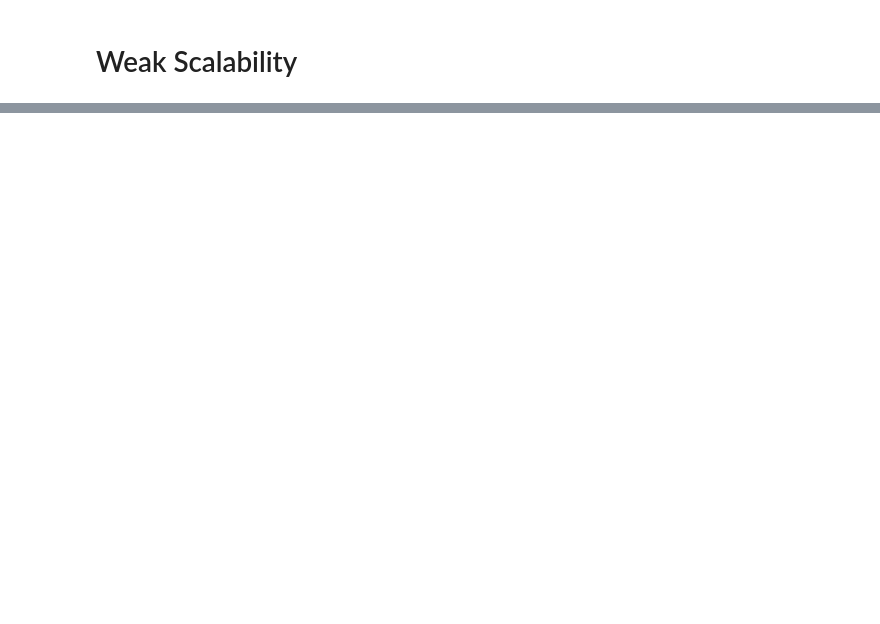
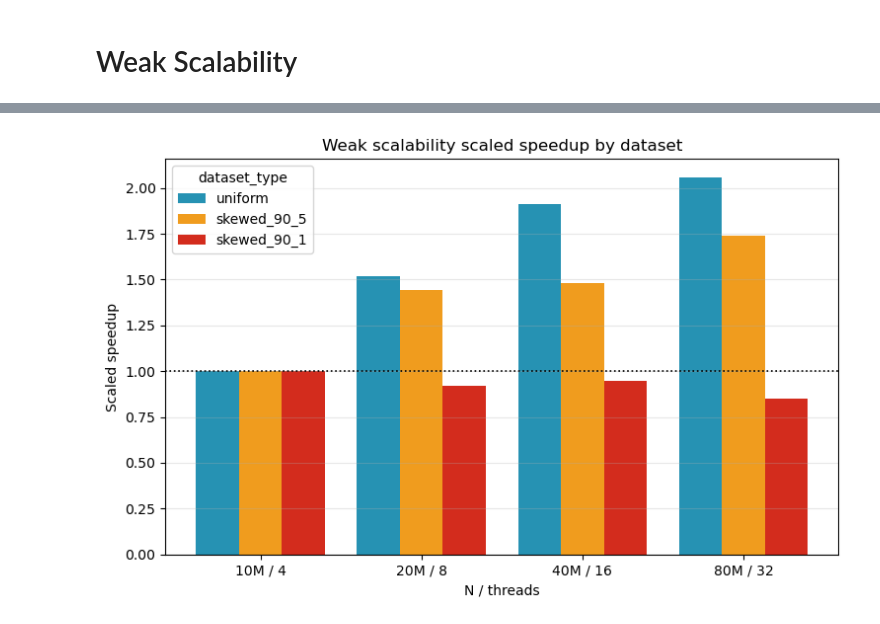
Before and after one commit to GianlucaPanzani/Optimization-of-Partitioned-Hash-Join-with-Duplicates-part_3, a Jupyter notebook: src/statistics.ipynb, the cells around one changed output, grey strips where cells are left out. Saved outputs shown, nothing was run; the diff lists cells and outputs as text; code cells hidden in the pictures; blank space fills up the shorter version.

```diff
--- a/src/statistics.ipynb
+++ b/src/statistics.ipynb
@@ -880,43 +954,82 @@ if not weak_path.exists():
     raise FileNotFoundError(f"Run ./weak_scaling first; missing {weak_path}")
 
 weak_scale_df = normalize_frame(pd.read_csv(weak_path))
-for col in ["nr", "ns", "partition_threads", "join_threads", "time_sec", "total_throughput"]:
+for col in ["nr", "ns", "max_key", "partition_threads", "join_threads", "time_sec", "total_throughput"]:
     if col in weak_scale_df.columns:
         weak_scale_df[col] = pd.to_numeric(weak_scale_df[col], errors="coerce")
 
 weak_scale_df = weak_scale_df[weak_scale_df["partition_threads"] == weak_scale_df["join_threads"]].copy()
-weak_scale_df = weak_scale_df.sort_values(["partition_threads", "nr"])
-baseline_row = weak_scale_df.loc[weak_scale_df["partition_threads"].idxmin()]
-baseline_threads = float(baseline_row["partition_threads"])
-baseline_time = float(baseline_row["time_sec"])
+weak_scale_df = weak_scale_df.dropna(subset=["dataset_type", "partition_threads", "nr", "time_sec"]).copy()
+if weak_scale_df.empty:
+    raise ValueError("No valid weak-scaling rows available")
+
+weak_group_cols = ["dataset_type", "nr", "ns", "max_key", "partition_threads", "join_threads"]
+weak_scale_df = (
+    weak_scale_df.groupby(weak_group_cols, as_index=False, dropna=False)
+    .agg(
+        time_sec=("time_sec", "mean"),
+        total_throughput=("total_throughput", "mean"),
+        n_runs=("time_sec", "size"),
+    )
+    .sort_values(["dataset_type", "partition_threads", "nr"])
+    .reset_index(drop=True)
+)
+
+baseline = (
+    weak_scale_df.sort_values(["partition_threads", "nr"])
+    .groupby("dataset_type", as_index=False, dropna=False)
+    .first()[["dataset_type", "partition_threads", "time_sec"]]
+    .rename(columns={"partition_threads": "baseline_threads", "time_sec": "baseline_time"})
+)
+weak_scale_df = weak_scale_df.merge(baseline, on="dataset_type", how="left")
+weak_scale_df = weak_scale_df[weak_scale_df["baseline_time"] > 0].copy()
 
 # With weak scaling, work grows with the thread count. Ideal behavior keeps time constant.
-weak_scale_df["scaled_speedup"] = (weak_scale_df["partition_threads"] / baseline_threads) * (baseline_time / weak_scale_df["time_sec"])
-weak_scale_df["weak_efficiency"] = baseline_time / weak_scale_df["time_sec"]
+weak_scale_df["scaled_speedup"] = (weak_scale_df["partition_threads"] / weak_scale_df["baseline_threads"]) * (weak_scale_df["baseline_time"] / weak_scale_df["time_sec"])
+weak_scale_df["weak_efficiency"] = weak_scale_df["baseline_time"] / weak_scale_df["time_sec"]
 
-labels = [f"{int(n / 1_000_000)}M / {int(t)}" for n, t in zip(weak_scale_df["nr"], weak_scale_df["partition_threads"])]
-x = np.arange(len(weak_scale_df))
+dataset_order = [name for name in ["uniform", "skewed_90_5", "skewed_90_1"] if name in set(weak_scale_df["dataset_type"])]
+dataset_order += [name for name in ordered_values(weak_scale_df["dataset_type"]) if name not in dataset_order]
+dataset_colors = {
+    "uniform": "#2692B3",
+    "skewed_90_5": "#F09C1E",
+    "skewed_90_1": "#D32C1D",
+}
+case_df = weak_scale_df[["nr", "partition_threads"]].drop_duplicates().sort_values(["partition_threads", "nr"])
+case_keys = list(case_df.itertuples(index=False, name=None))
+case_positions = np.arange(len(case_keys))
+case_labels = [f"{int(n / 1_000_000)}M / {int(t)}" for n, t in case_keys]
+bar_width = 0.8 / max(len(dataset_order), 1)
 
-fig, ax = plt.subplots(figsize=(7.6, 4.8))
-ax.bar(x, weak_scale_df["scaled_speedup"], color="#F09C1E")
-ax.axhline(1.0, color="black", linestyle=":", linewidth=1.2)
-ax.set_xticks(x)
-ax.set_xticklabels(labels)
-ax.set_xlabel("N / threads")
-ax.set_ylabel("Scaled speedup")
-ax.set_title("Weak scalability scaled speedup")
-ax.grid(axis="y", alpha=0.3)
-show_and_save(fig, "weak_scalability_scaled_speedup_dedicated")
-
-fig, ax = plt.subplots(figsize=(7.6, 4.8))
-ax.bar(x, weak_scale_df["weak_efficiency"], color="#D32C1D")
-ax.axhline(1.0, color="black", linestyle=":", linewidth=1.2)
-ax.set_xticks(x)
-ax.set_xticklabels(labels)
-ax.set_xlabel("N / threads")
-ax.set_ylabel("Weak efficiency")
-ax.set_title("Weak scalability efficiency")
-ax.grid(axis="y", alpha=0.3)
-show_and_save(fig, "weak_scalability_efficiency_dedicated")
+for metric_col, ylabel, title, filename in [
+    ("scaled_speedup", "Scaled speedup", "Weak scalability scaled speedup by dataset", "weak_scalability_scaled_speedup_by_dataset"),
+    ("weak_efficiency", "Weak efficiency", "Weak scalability efficiency by dataset", "weak_scalability_efficiency_by_dataset"),
+]:
+    fig, ax = plt.subplots(figsize=(8.8, 5.2))
+    for idx, dataset_type in enumerate(dataset_order):
+        sub = weak_scale_df[weak_scale_df["dataset_type"] == dataset_type].set_index(["nr", "partition_threads"])[metric_col].to_dict()
+        heights = [float(sub.get(key, np.nan)) for key in case_keys]
+        offsets = [
+            x + (idx - (len(dataset_order) - 1) / 2.0) * bar_width
+            for x in case_positions
+        ]
+        ax.bar(
+            offsets,
+            heights,
+            width=bar_width,
+            label=dataset_type,
+            color=dataset_colors.get(dataset_type),
+        )
+    ax.axhline(1.0, color="black", linestyle=":", linewidth=1.2)
+    ax.set_xticks(case_positions)
+    ax.set_xticklabels(case_labels)
+    ax.set_ylim(bottom=0)
+    ax.set_xlabel("N / threads")
+    ax.set_ylabel(ylabel)
+    ax.set_title(title)
+    ax.grid(axis="y", alpha=0.3)
+    ax.legend(title="dataset_type")
+    show_and_save(fig, filename)
 
 display(weak_scale_df.reset_index(drop=True))
+# %% [output]
@@ -922,0 +1037 @@ display(weak_scale_df.reset_index(drop=True))
+[figure, added]
```
Also changed, not shown: parts of 4 cells of this notebook, 12 other files.
